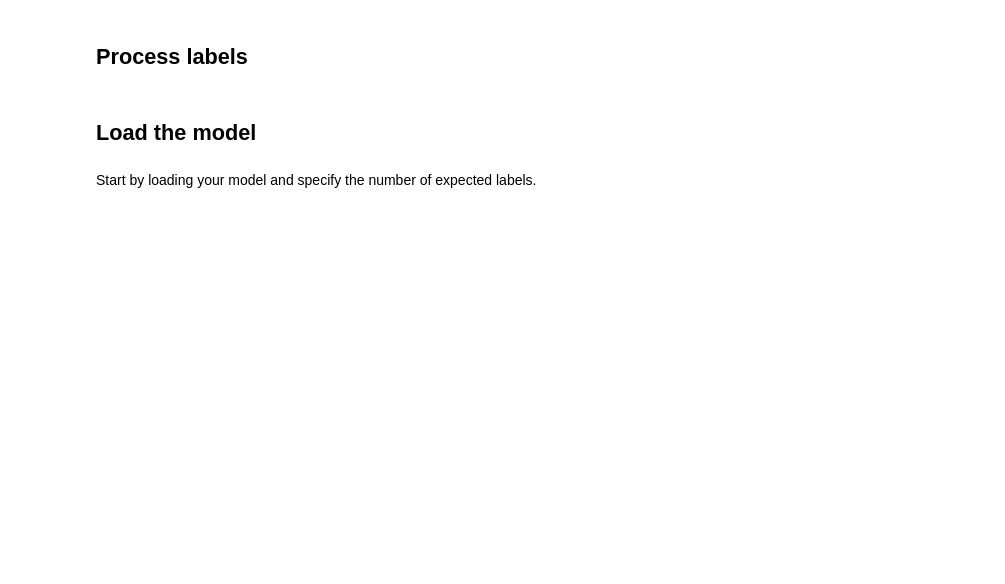
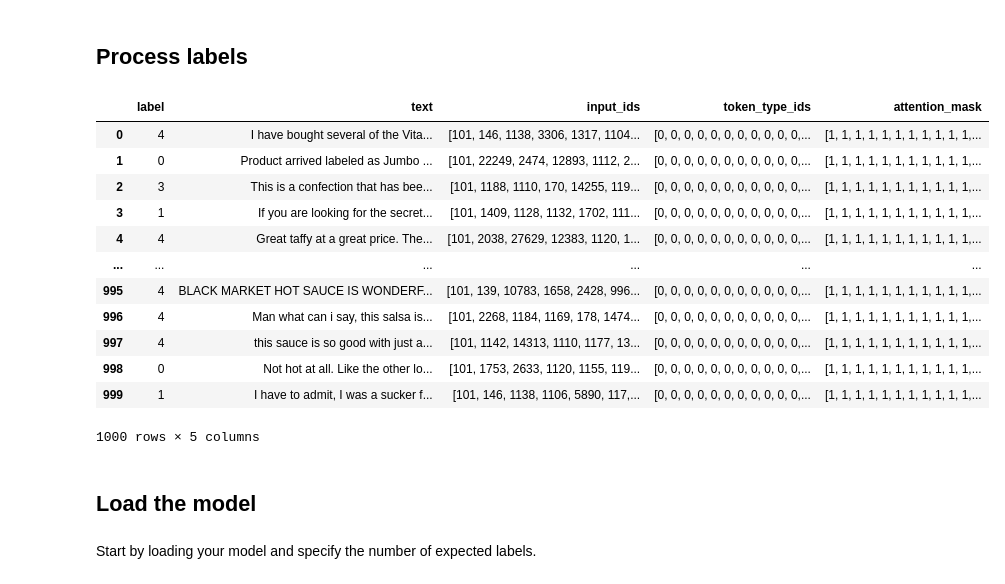
Before and after one commit to JawadRouen/NLP, a Jupyter notebook: notebooks/3_fine_tuning.ipynb, the cells around one changed output. Drawn from its saved outputs; the diff is of its cells as text; code cells hidden in the pictures; blank space fills up the shorter version.

```diff
--- a/notebooks/3_fine_tuning.ipynb
+++ b/notebooks/3_fine_tuning.ipynb
@@ -39,7 +64,10 @@ tokenizer = AutoTokenizer.from_pretrained("bert-base-cased")
 # %%
 # apply tokenizer
 def tokenize_function(examples):
-    return tokenizer(examples["text"], padding="max_length", truncation=True, max_length=50)
+    return tokenizer(examples["text"],
+                     padding="max_length",
+                     truncation=True,
+                     max_length=100)
 
 
 tokenized_dataset_train = dataset_train.map(tokenize_function, batched=True)
@@ -57,8 +85,22 @@ def minus_1(example):
 tokenized_dataset_train = tokenized_dataset_train.map(minus_1)
 tokenized_dataset_eval = tokenized_dataset_eval.map(minus_1)
 # %%
-len(tokenized_dataset_train.to_pandas().loc[0,'input_ids'])
+tokenized_dataset_train.to_pandas()
 # how to reduce padding ?
+# %% [output]
+|  | label | text | input_ids | token_type_ids | attention_mask |
+| 0 | 4 | I have bought several of the Vita... | [101, 146, 1138, 3306, 1317, 1104... | [0, 0, 0, 0, 0, 0, 0, 0, 0, 0, 0,... | [1, 1, 1, 1, 1, 1, 1, 1, 1, 1, 1,... |
+| 1 | 0 | Product arrived labeled as Jumbo ... | [101, 22249, 2474, 12893, 1112, 2... | [0, 0, 0, 0, 0, 0, 0, 0, 0, 0, 0,... | [1, 1, 1, 1, 1, 1, 1, 1, 1, 1, 1,... |
+| 2 | 3 | This is a confection that has bee... | [101, 1188, 1110, 170, 14255, 119... | [0, 0, 0, 0, 0, 0, 0, 0, 0, 0, 0,... | [1, 1, 1, 1, 1, 1, 1, 1, 1, 1, 1,... |
+| 3 | 1 | If you are looking for the secret... | [101, 1409, 1128, 1132, 1702, 111... | [0, 0, 0, 0, 0, 0, 0, 0, 0, 0, 0,... | [1, 1, 1, 1, 1, 1, 1, 1, 1, 1, 1,... |
+| 4 | 4 | Great taffy at a great price. The... | [101, 2038, 27629, 12383, 1120, 1... | [0, 0, 0, 0, 0, 0, 0, 0, 0, 0, 0,... | [1, 1, 1, 1, 1, 1, 1, 1, 1, 1, 1,... |
+| ... | ... | ... | ... | ... | ... |
+| 995 | 4 | BLACK MARKET HOT SAUCE IS WONDERF... | [101, 139, 10783, 1658, 2428, 996... | [0, 0, 0, 0, 0, 0, 0, 0, 0, 0, 0,... | [1, 1, 1, 1, 1, 1, 1, 1, 1, 1, 1,... |
+| 996 | 4 | Man what can i say, this salsa is... | [101, 2268, 1184, 1169, 178, 1474... | [0, 0, 0, 0, 0, 0, 0, 0, 0, 0, 0,... | [1, 1, 1, 1, 1, 1, 1, 1, 1, 1, 1,... |
+| 997 | 4 | this sauce is so good with just a... | [101, 1142, 14313, 1110, 1177, 13... | [0, 0, 0, 0, 0, 0, 0, 0, 0, 0, 0,... | [1, 1, 1, 1, 1, 1, 1, 1, 1, 1, 1,... |
+| 998 | 0 | Not hot at all. Like the other lo... | [101, 1753, 2633, 1120, 1155, 119... | [0, 0, 0, 0, 0, 0, 0, 0, 0, 0, 0,... | [1, 1, 1, 1, 1, 1, 1, 1, 1, 1, 1,... |
+| 999 | 1 | I have to admit, I was a sucker f... | [101, 146, 1138, 1106, 5890, 117,... | [0, 0, 0, 0, 0, 0, 0, 0, 0, 0, 0,... | [1, 1, 1, 1, 1, 1, 1, 1, 1, 1, 1,... |
+1000 rows × 5 columns
 # %% [markdown]
 ## Load the model
 # %% [markdown]
```
Also changed, not shown: parts of 49 cells of this notebook.
